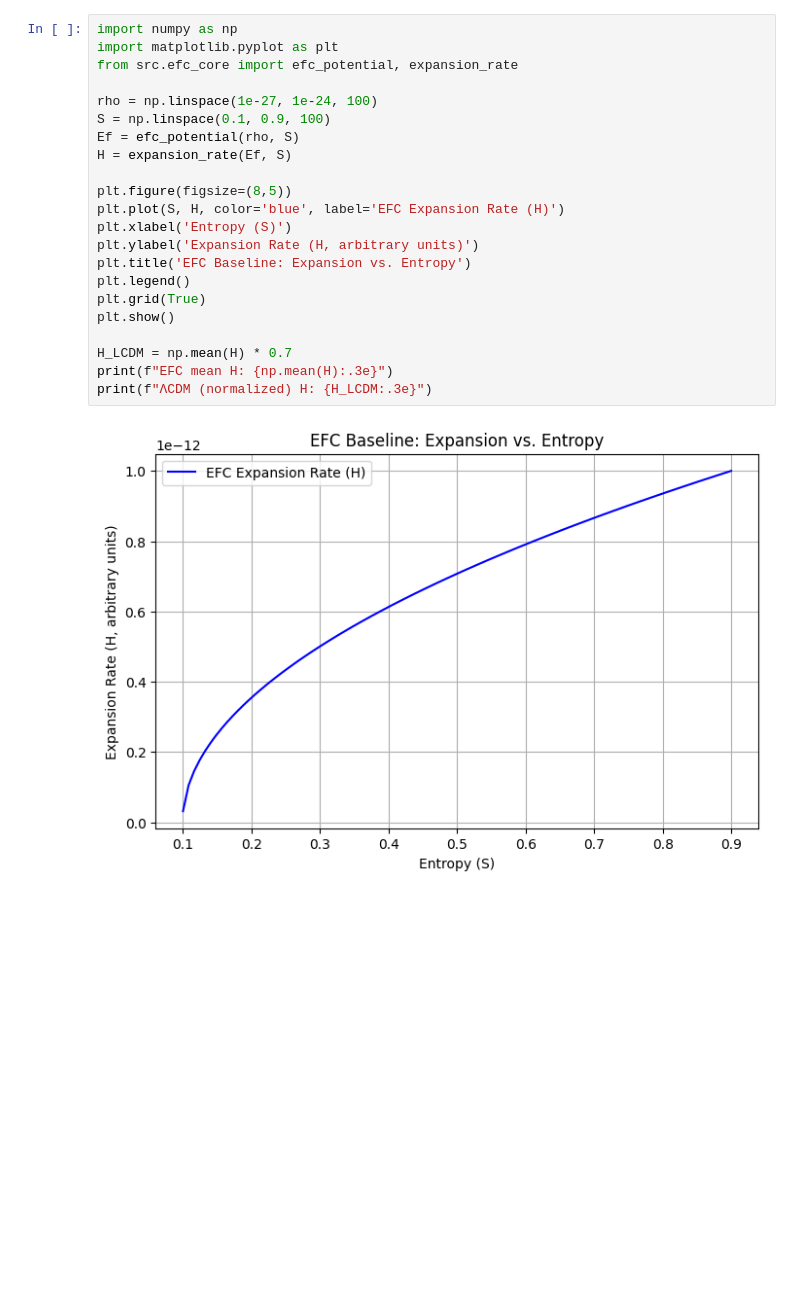
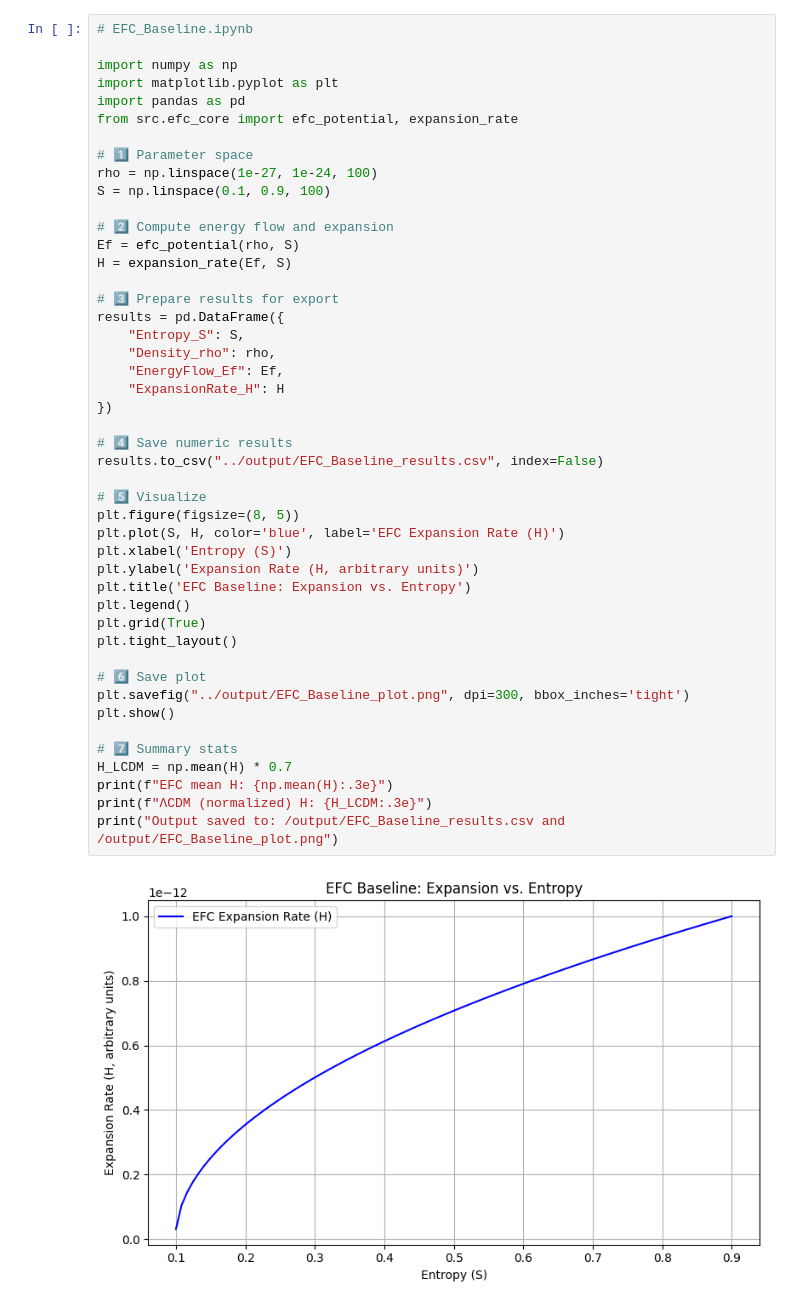
Before and after one commit to supertedai/energyflow-cosmology, a Jupyter notebook: notebooks/EFC_Baseline.ipynb, the cells around one changed output. Saved outputs shown, nothing was run; the diff lists cells and outputs as text; blank space fills up the shorter version.

```diff
--- a/notebooks/EFC_Baseline.ipynb
+++ b/notebooks/EFC_Baseline.ipynb
@@ -1,26 +1,50 @@
 # %%
+# EFC_Baseline.ipynb
+
 import numpy as np
 import matplotlib.pyplot as plt
+import pandas as pd
 from src.efc_core import efc_potential, expansion_rate
 
+# 1️⃣ Parameter space
 rho = np.linspace(1e-27, 1e-24, 100)
 S = np.linspace(0.1, 0.9, 100)
+
+# 2️⃣ Compute energy flow and expansion
 Ef = efc_potential(rho, S)
 H = expansion_rate(Ef, S)
 
-plt.figure(figsize=(8,5))
+# 3️⃣ Prepare results for export
+results = pd.DataFrame({
+    "Entropy_S": S,
+    "Density_rho": rho,
+    "EnergyFlow_Ef": Ef,
+    "ExpansionRate_H": H
+})
+
+# 4️⃣ Save numeric results
+results.to_csv("../output/EFC_Baseline_results.csv", index=False)
+
+# 5️⃣ Visualize
+plt.figure(figsize=(8, 5))
 plt.plot(S, H, color='blue', label='EFC Expansion Rate (H)')
 plt.xlabel('Entropy (S)')
 plt.ylabel('Expansion Rate (H, arbitrary units)')
 plt.title('EFC Baseline: Expansion vs. Entropy')
 plt.legend()
 plt.grid(True)
+plt.tight_layout()
+
+# 6️⃣ Save plot
+plt.savefig("../output/EFC_Baseline_plot.png", dpi=300, bbox_inches='tight')
 plt.show()
 
+# 7️⃣ Summary stats
 H_LCDM = np.mean(H) * 0.7
 print(f"EFC mean H: {np.mean(H):.3e}")
 print(f"ΛCDM (normalized) H: {H_LCDM:.3e}")
+print("Output saved to: /output/EFC_Baseline_results.csv and /output/EFC_Baseline_plot.png")
 # %% [output]
-[figure, old version]
+[figure, new version]
 EFC mean H: 6.657e-13
 ΛCDM (normalized) H: 4.660e-13
```
Also changed, not shown: parts of 1 cell of this notebook, 11 other files.
